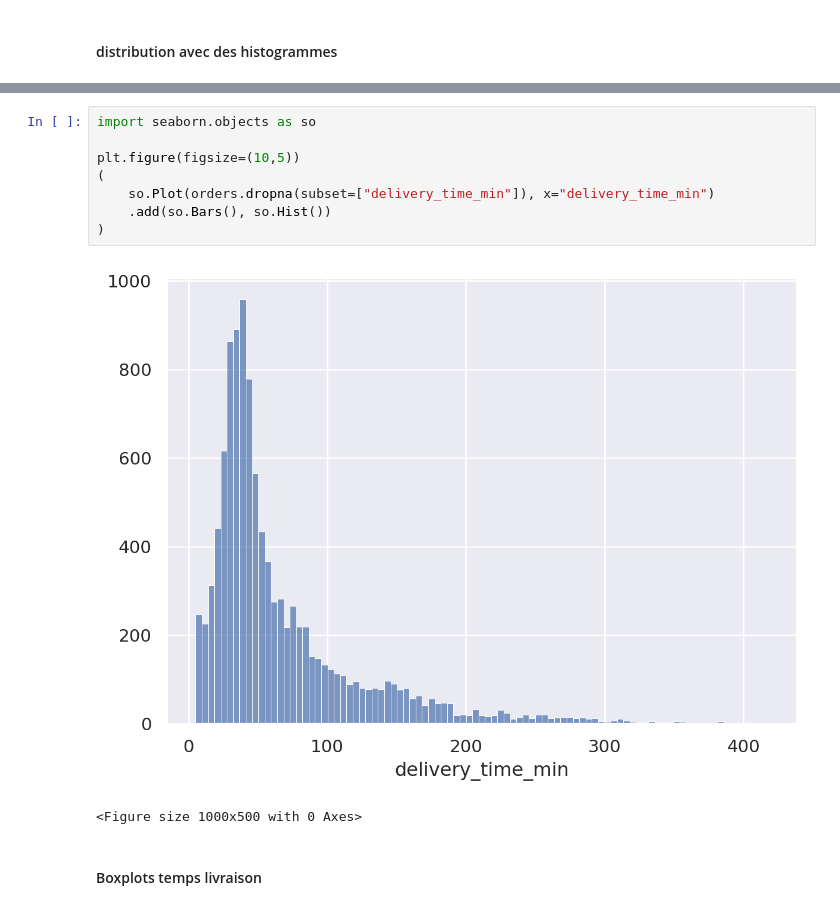
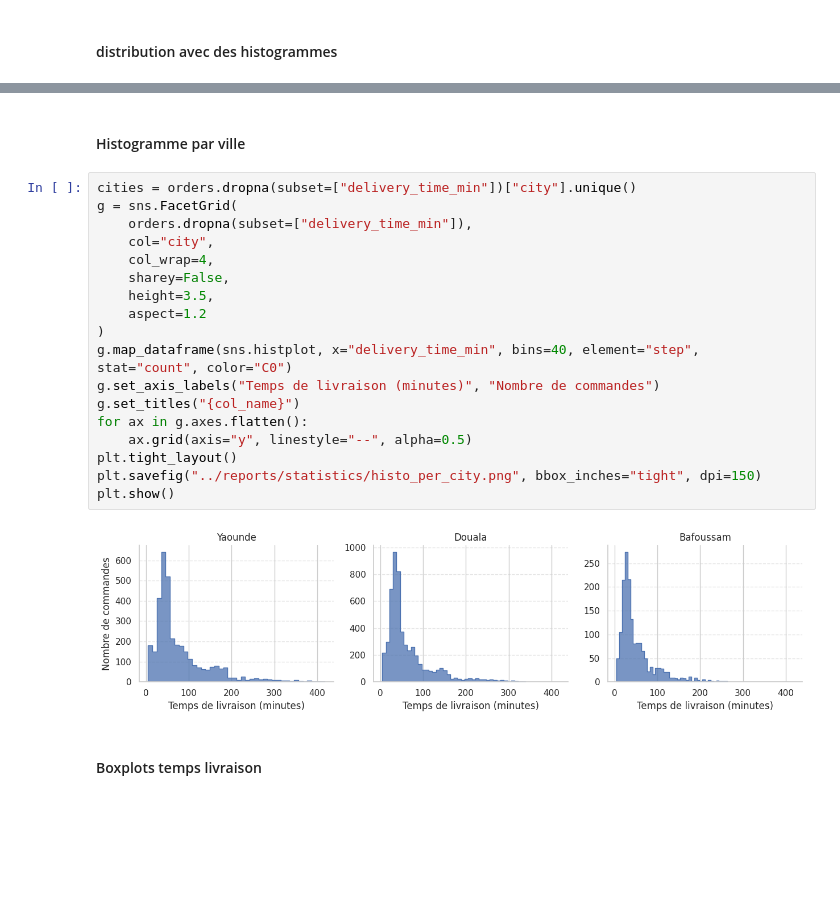
Before and after one commit to Codeur63/Projet_1-Data_IA_enginner, a Jupyter notebook: notebooks/statistics.ipynb, the cells around one changed output, grey strips where cells are left out. Saved outputs shown, nothing was run; the diff lists cells and outputs as text; blank space fills up the shorter version.

```diff
--- a/notebooks/statistics.ipynb
+++ b/notebooks/statistics.ipynb
@@ -276,17 +299,28 @@ plt.tight_layout()
 plt.show()
 # %% [output]
 [figure]
+# %% [markdown]
+#### Histogramme par ville
 # %%
-import seaborn.objects as so
-
-plt.figure(figsize=(10,5))
-(
-    so.Plot(orders.dropna(subset=["delivery_time_min"]), x="delivery_time_min")
-    .add(so.Bars(), so.Hist())
+cities = orders.dropna(subset=["delivery_time_min"])["city"].unique()
+g = sns.FacetGrid(
+    orders.dropna(subset=["delivery_time_min"]),
+    col="city",
+    col_wrap=4,
+    sharey=False,
+    height=3.5,
+    aspect=1.2
 )
+g.map_dataframe(sns.histplot, x="delivery_time_min", bins=40, element="step", stat="count", color="C0")
+g.set_axis_labels("Temps de livraison (minutes)", "Nombre de commandes")
+g.set_titles("{col_name}")
+for ax in g.axes.flatten():
+    ax.grid(axis="y", linestyle="--", alpha=0.5)
+plt.tight_layout()
+plt.savefig("../reports/statistics/histo_per_city.png", bbox_inches="tight", dpi=150)
+plt.show()
 # %% [output]
-[figure, old version]
+[figure, new version]
-<Figure size 1000x500 with 0 Axes>
 # %% [markdown]
 #### Boxplots temps livraison
 # %%
```
Also changed, not shown: parts of 22 cells of this notebook, 11 other files.
